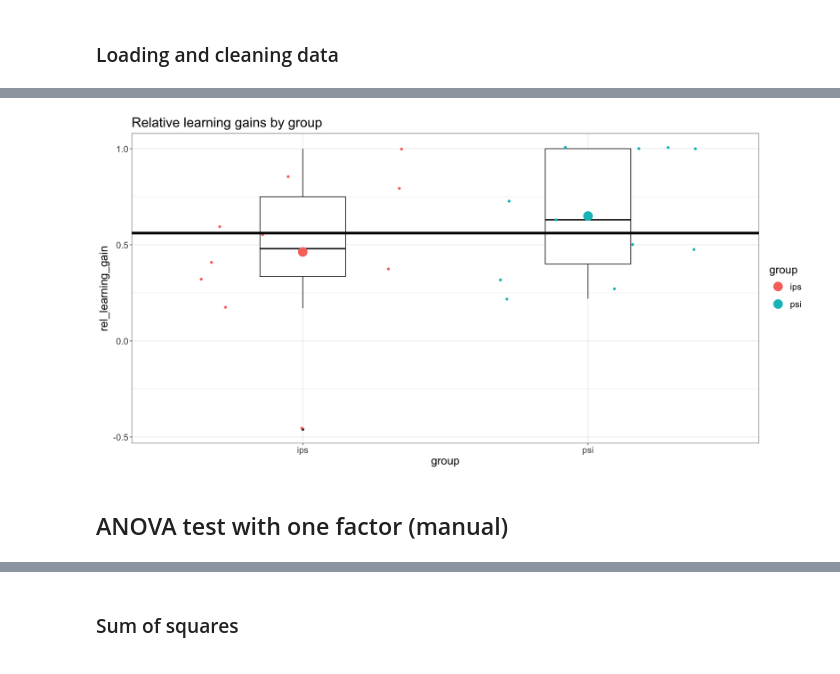
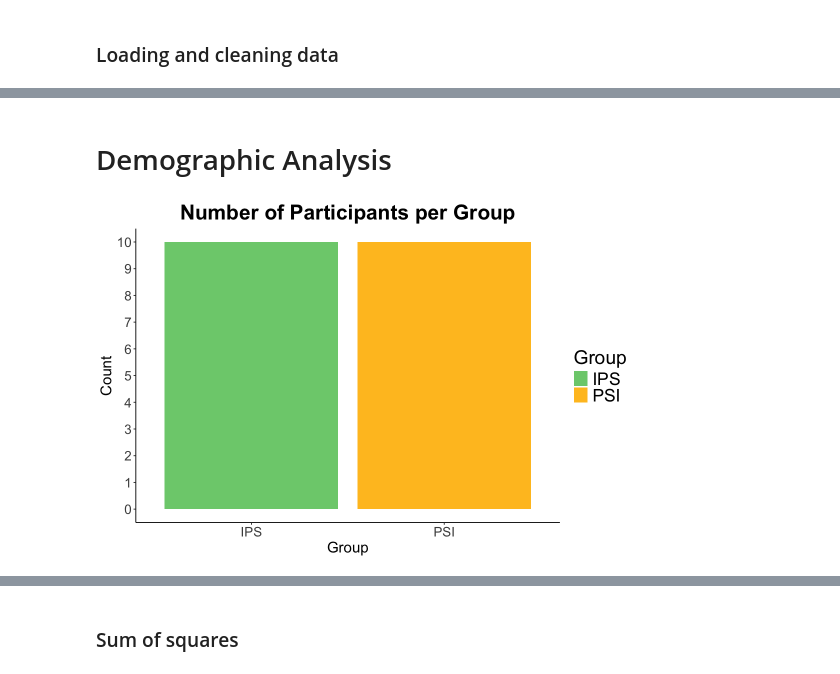
Before and after one commit to berry-sh/cs411_project, a Jupyter notebook: anova_psi_ips.ipynb, the cells around one changed output, grey strips where cells are left out. Drawn from its saved outputs; the diff is of its cells as text; code cells hidden in the pictures.

```diff
--- a/anova_psi_ips.ipynb
+++ b/anova_psi_ips.ipynb
@@ -13,2 +3,7 @@ options(width=200) # set the display width to 200 characters
+# %%
+pd = position_dodge(width = 0.05)
+title_size = 25
+legend_title_size = 23
+legend_text_size = 21
 # %% [markdown]
 ### Loading and cleaning data
@@ -469,21 +21,0 @@ plotmeans(rel_learning_gain ~ group,
-# %%
-options(repr.plot.width=16, repr.plot.height=8)
-df_combined %>% ggplot() +
-    aes(x = group, y = rel_learning_gain, color = group) +
-    geom_boxplot(color = "black", width = 0.3) +
-    geom_jitter() +
-    stat_summary(fun=mean,
-        #color="black",
-        geom="point",
-        group=1,
-        shape=20,
-        size=10,
-    ) +
-    theme_bw() +
-    labs(title = "Relative learning gains by group") +
-    theme(text = element_text(size = 18)) +
-    geom_hline(aes(yintercept = mean(rel_learning_gain)), linewidth=2, color = "black")
-# %% [output]
-[figure, removed]
-# %% [markdown]
-## ANOVA test with one factor (manual)
@@ -489,0 +58,41 @@ df_combined %>% ggplot() +
+# %%
+# Load modified data, this is the data we use for analysis
+final_data <- read.csv("data/final_data_modified.csv")
+df_combined = calculate_rlg(final_data)
+
+# claening before factoring
+df_combined$graph_used <- gsub(" ", "", df_combined$graph_used)
+df_combined$algorithmic <- gsub(" ", "", df_combined$algorithmic)
+df_combined$science <- gsub(" ", "", df_combined$science)
+df_combined$CS <- gsub(" ", "", df_combined$CS)
+
+df_combined$graph_used <- factor(df_combined$graph_used, levels = c(0, 1), labels = c("No Graph", "Graph Used"))
+df_combined$algorithmic <- factor(df_combined$algorithmic, levels = c(0, 1), labels = c("Non-algorithmic", "Algorithmic"))
+df_combined$science <- factor(df_combined$science, levels = c(0, 1), labels = c("Non-science", "Science"))
+df_combined$CS <- factor(df_combined$CS, levels = c(0, 1), labels = c("Non-CS", "CS"))
+# %% [markdown]
+# Demographic Analysis
+# %%
+options(repr.plot.width=9, repr.plot.height=6)
+
+# number of participants per group
+ggplot(df_combined, aes(x = group, fill = group)) +
+  geom_bar() +
+  scale_fill_manual(values = c("IPS" = "palegreen3", "PSI" = "goldenrod1")) +
+  labs(
+    title = "Number of Participants per Group",
+    x = "Group",
+    y = "Count",
+    fill = "Group"
+  ) +
+  scale_y_continuous(breaks = seq(0, 11, 1)) +
+  theme_classic()+
+   theme(
+    plot.title = element_text(size = title_size , face = "bold", hjust = 0.5),
+    axis.title = element_text(size = 18),
+    axis.text = element_text(size = 16),
+    legend.title = element_text(size = legend_title_size),
+    legend.text = element_text(size = legend_text_size)
+  )
+# %% [output]
+[figure, added]
```
Also changed, not shown: parts of 128 cells of this notebook, 2 other files.
